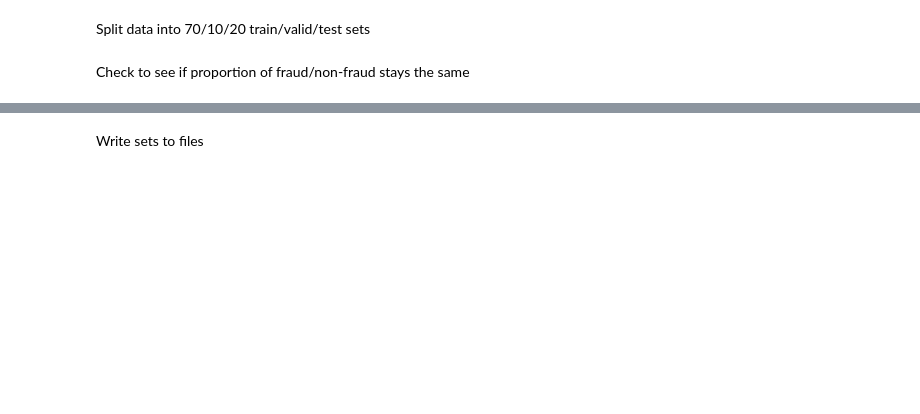
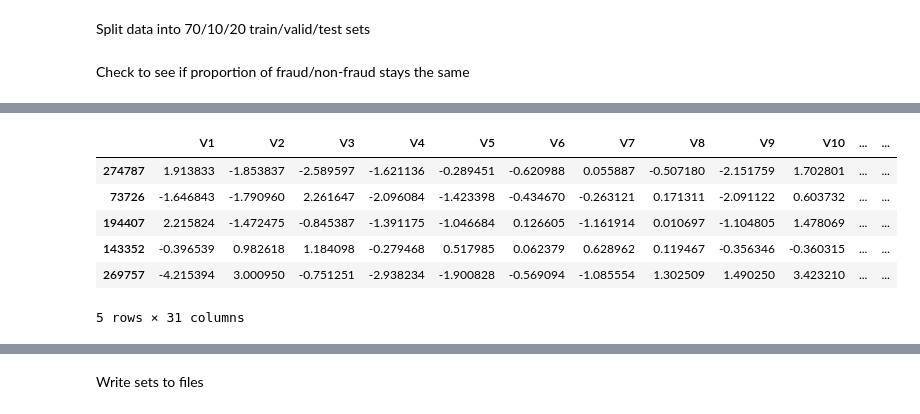
Before and after one commit to RostislavStoyanov/fraud-detection, a Jupyter notebook: EDA&Preprocessing.ipynb, the cells around one changed output, grey strips where cells are left out. Saved outputs shown, nothing was run; the diff lists cells and outputs as text; code cells hidden in the pictures; blank space fills up the shorter version.

```diff
--- a/EDA&Preprocessing.ipynb
+++ b/EDA&Preprocessing.ipynb
@@ -112,0 +123,10 @@ Fraud count:98, percentage:0.0017
+# %%
+valid_df.head()
+# %% [output]
+|  | V1 | V2 | V3 | V4 | V5 | V6 | V7 | V8 | V9 | V10 | ... | ... |
+| 274787 | 1.913833 | -1.853837 | -2.589597 | -1.621136 | -0.289451 | -0.620988 | 0.055887 | -0.507180 | -2.151759 | 1.702801 | ... | ... |
+| 73726 | -1.646843 | -1.790960 | 2.261647 | -2.096084 | -1.423398 | -0.434670 | -0.263121 | 0.171311 | -2.091122 | 0.603732 | ... | ... |
+| 194407 | 2.215824 | -1.472475 | -0.845387 | -1.391175 | -1.046684 | 0.126605 | -1.161914 | 0.010697 | -1.104805 | 1.478069 | ... | ... |
+| 143352 | -0.396539 | 0.982618 | 1.184098 | -0.279468 | 0.517985 | 0.062379 | 0.628962 | 0.119467 | -0.356346 | -0.360315 | ... | ... |
+| 269757 | -4.215394 | 3.000950 | -0.751251 | -2.938234 | -1.900828 | -0.569094 | -1.085554 | 1.302509 | 1.490250 | 3.423210 | ... | ... |
+5 rows × 31 columns
```
Also changed, not shown: parts of 9 cells of this notebook, 5 other files.
